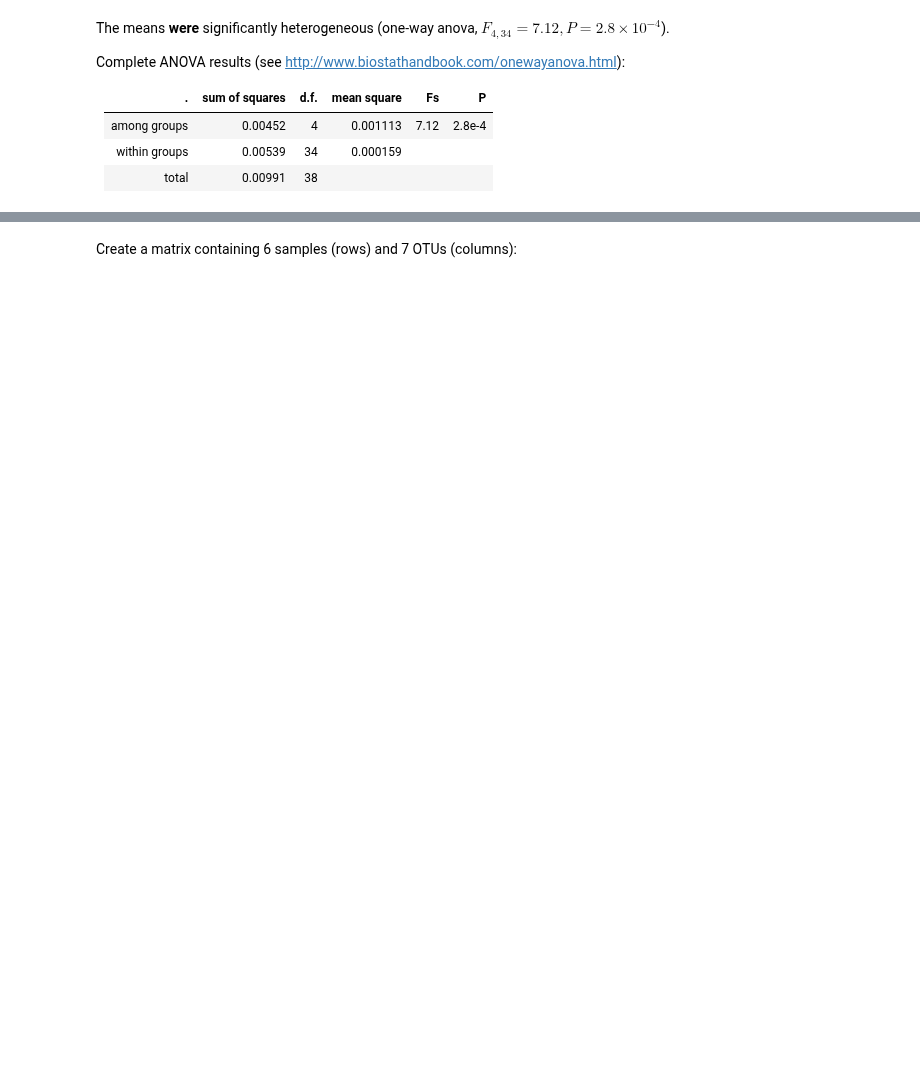
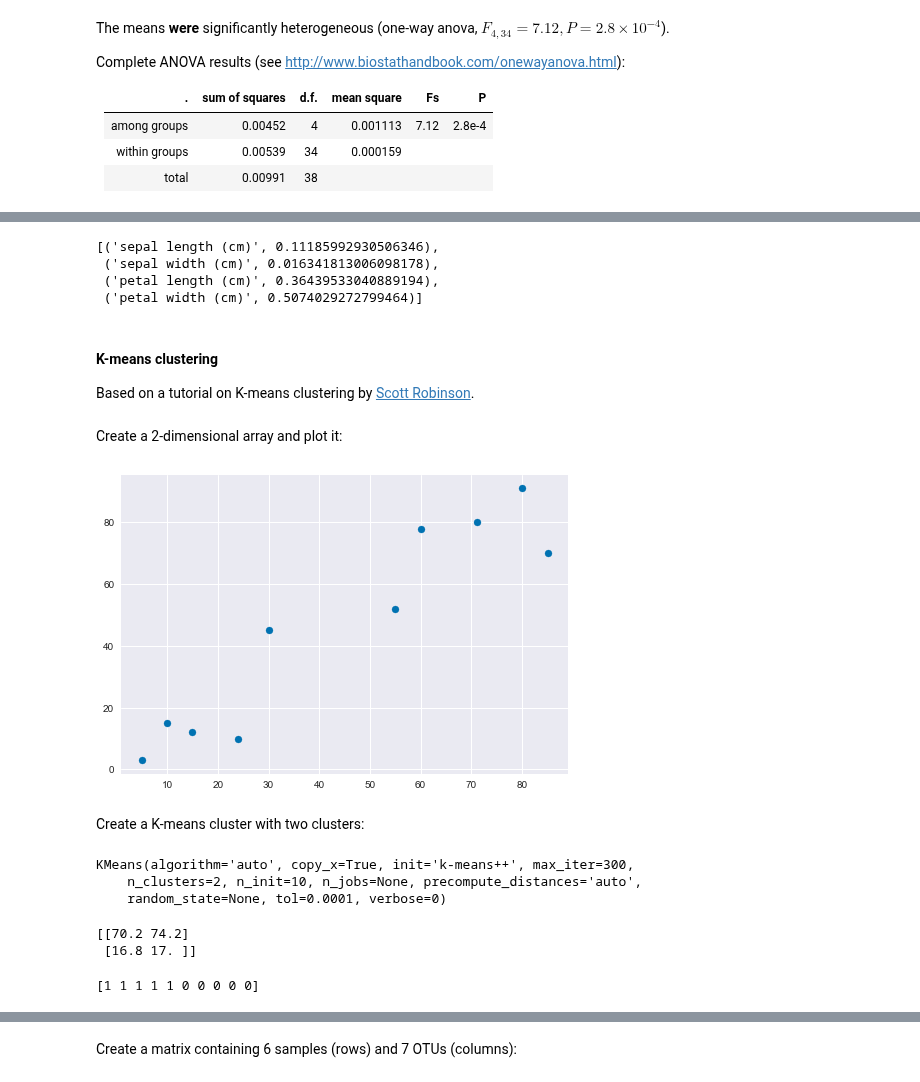
Before and after one commit to cuttlefishh/python-for-data-analysis, a Jupyter notebook: lessons/lesson17.ipynb, the cells around one changed output, grey strips where cells are left out. Drawn from its saved outputs; the diff is of its cells as text; code cells hidden in the pictures; blank space fills up the shorter version.

Commit message:
adding scikit-learn tutorial to lesson 17

```diff
--- a/lessons/lesson17.ipynb
+++ b/lessons/lesson17.ipynb
@@ -531,0 +925,12 @@ total | 0.00991 | 38 |  |  |
+# %%
+# View a list of the features and their importance scores
+list(zip(train[features], clf.feature_importances_))
+# %% [output]
+[('sepal length (cm)', 0.11185992930506346),
+ ('sepal width (cm)', 0.016341813006098178),
+ ('petal length (cm)', 0.36439533040889194),
+ ('petal width (cm)', 0.5074029272799464)]
+# %% [markdown]
+#### K-means clustering
+
+Based on a tutorial on K-means clustering by [Scott Robinson](https://stackabuse.com/k-means-clustering-with-scikit-learn/).
@@ -531,0 +939,40 @@ total | 0.00991 | 38 |  |  |
+# %% [markdown]
+Create a 2-dimensional array and plot it:
+# %%
+X = np.array([[5,3],
+              [10,15],
+              [15,12],
+              [24,10],
+              [30,45],
+              [85,70],
+              [71,80],
+              [60,78],
+              [55,52],
+              [80,91]])
+# %%
+plt.scatter(X[:,0],X[:,1], label='True Position');
+# %% [output]
+[figure, added]
+# %% [markdown]
+Create a K-means cluster with two clusters:
+# %%
+# In the first line, you create a KMeans object and pass it 2 as value for n_clusters parameter.
+# Next, you simply have to call the fit method on kmeans and pass the data that you want to cluster.
+kmeans = KMeans(n_clusters=2)
+kmeans.fit(X)
+# %% [output]
+KMeans(algorithm='auto', copy_x=True, init='k-means++', max_iter=300,
+    n_clusters=2, n_init=10, n_jobs=None, precompute_distances='auto',
+    random_state=None, tol=0.0001, verbose=0)
+# %%
+# The first row contains values for the coordinates of the first centroid.
+# The second row contains values for the coordinates of the other centroid.
+print(kmeans.cluster_centers_)
+# %% [output]
+[[70.2 74.2]
+ [16.8 17. ]]
+# %%
+# The labels are a one dimensional array of 10 elements corresponding to the clusters assigned to our 10 data points.
+print(kmeans.labels_)
+# %% [output]
+[1 1 1 1 1 0 0 0 0 0]
```
Also changed, not shown: parts of 104 cells of this notebook.
